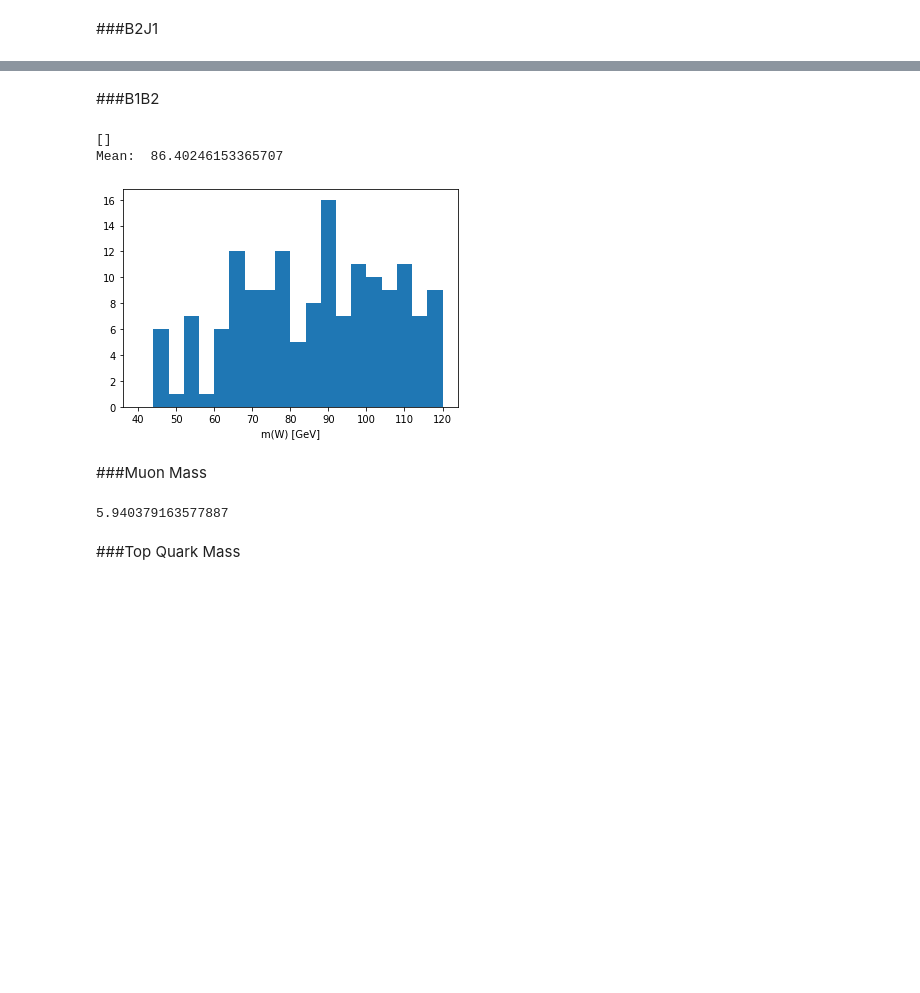
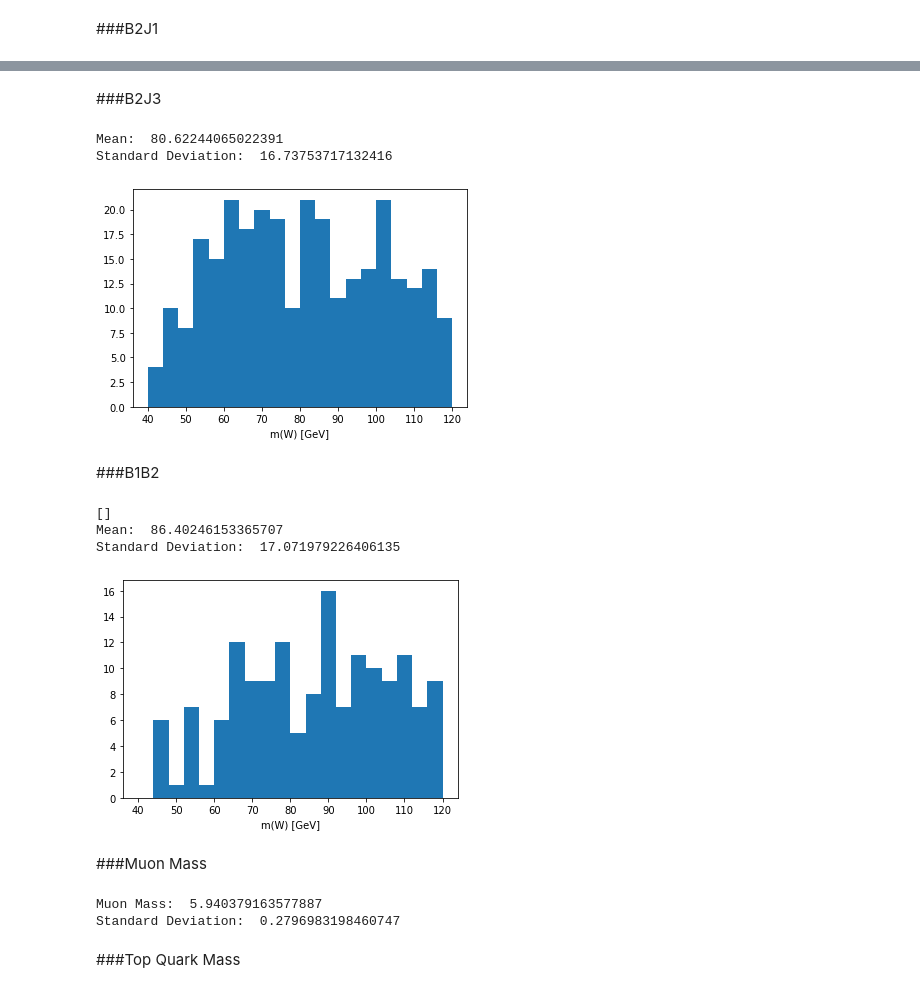
Before and after one commit to Hamza-Suleman/EPP-Coursework3, a Jupyter notebook: EPP_Coursework_3.ipynb, the cells around one changed output, grey strips where cells are left out. Saved outputs shown, nothing was run; the diff lists cells and outputs as text; code cells hidden in the pictures; blank space fills up the shorter version.

```diff
--- a/EPP_Coursework_3.ipynb
+++ b/EPP_Coursework_3.ipynb
@@ -162,3 +250,28 @@ Mean:  90.56881516259845
+# %% [markdown]
+###B2J3
+# %%
+bjlist = []
+
+for line in dataarray:
+    # 3 possibilities to pair  2 light jets:
+
+    b2j3 = np.sqrt((line[9]+line[21])**2 - (line[10]+line[22])**2 - (line[11]+line[23])**2 - (line[12]+line[24])**2)/1000
+
+    if abs(b2j3-80)<40:
+            bjlist.append(b2j3)
+
+b2j3mean = np.mean(bjlist)
+print('Mean: ', b2j3mean)
+print("Standard Deviation: ", (statistics.stdev(bjlist)/100)*b2j3mean)
+
+plt.hist(bjlist, bins=20, range=(40,120), label="m(W) [GeV]")
+plt.xlabel("m(W) [GeV]")
+plt.savefig('MW.png')
+plt.show()
+# %% [output]
+Mean:  80.62244065022391
+Standard Deviation:  16.73753717132416
+[figure, added]
 # %% [markdown]
 ###B1B2
 # %%
@@ -174,6 +287,7 @@ for line in dataarray:
 
 b1b2mean = np.mean(bblist)
 print('Mean: ', b1b2mean)
+print("Standard Deviation: ", (statistics.stdev(bblist)/100)*b1b2mean)
 
 plt.hist(bblist, bins=20, range=(40,120), label="m(W) [GeV]")
 plt.xlabel("m(W) [GeV]")
@@ -182,6 +296,7 @@ plt.show()
 # %% [output]
 []
 Mean:  86.40246153365707
+Standard Deviation:  17.071979226406135
 [figure]
 # %% [markdown]
 ###Muon Mass
@@ -189,11 +304,13 @@ Mean:  86.40246153365707
 muon_mass_list = []
 for i in range(len(dataarray)):
   a = np.sqrt(abs(((dataarray[i]["mu_E"])**2 - (dataarray[i]['mu_Px'])**2 - (dataarray[i]['mu_Py'])**2 - (dataarray[i]['mu_Pz'])**2)/1000))
-  muon_mass.append(a)
-muon_mass = np.mean(muon_mass)
-print(muon_mass)
+  muon_mass_list.append(a)
+muon_mass = np.mean(muon_mass_list)
+print("Muon Mass: ", muon_mass)
+print("Standard Deviation: ", (statistics.stdev(muon_mass_list)/100)*muon_mass)
 # %% [output]
-5.940379163577887
+Muon Mass:  5.940379163577887
+Standard Deviation:  0.2796983198460747
 # %% [markdown]
 ###Top Quark Mass
 # %%
```
Also changed, not shown: parts of 25 cells of this notebook.
